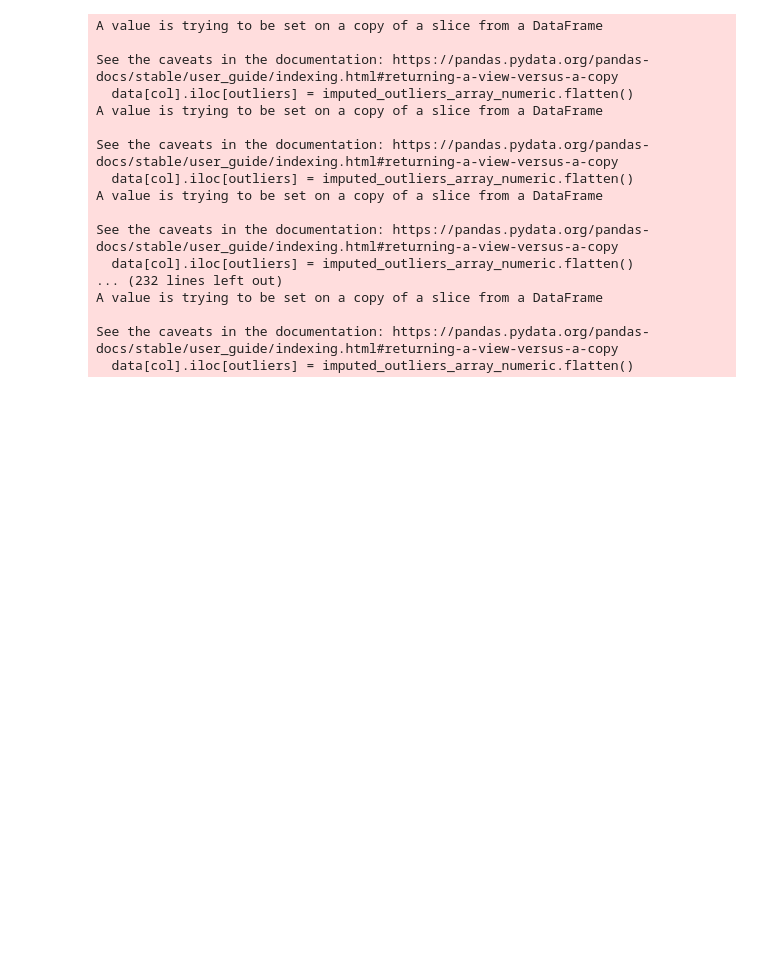
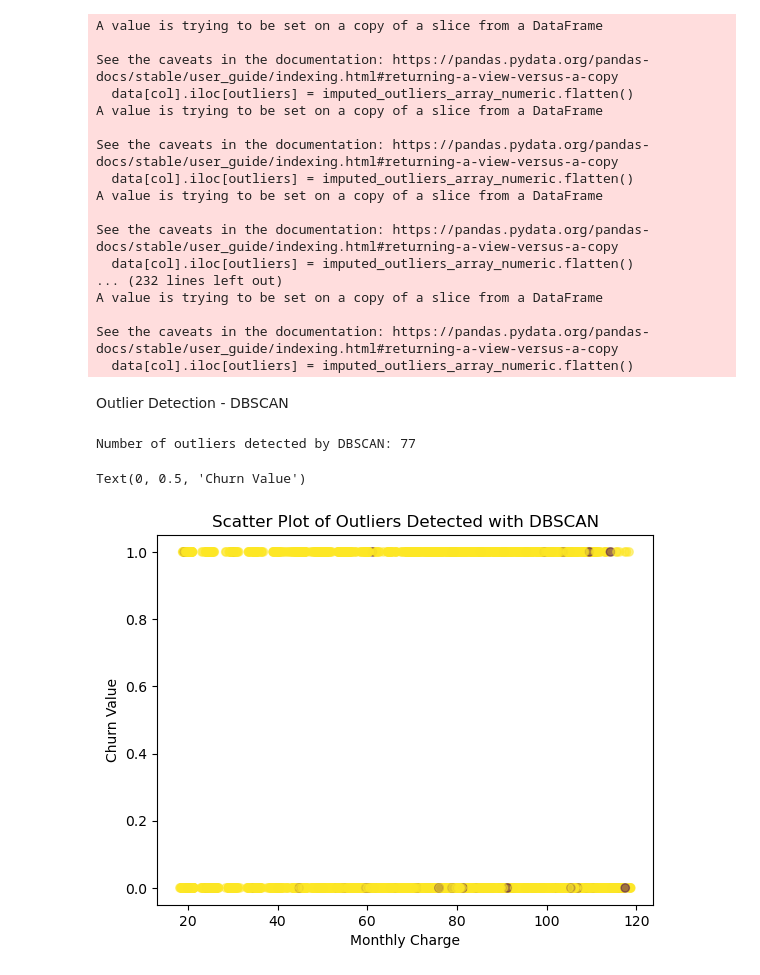
Before and after one commit to Jacky-Lam-CY/PROG74010-DataProject, a Jupyter notebook: PROG74010-DataProject.ipynb, the cells around one changed output. Cells and saved outputs as stored; diff of their text form; code cells hidden in the pictures; blank space fills up the shorter version.

Commit message:
Added DBSCAN for outlier detection and data visualization for exploratory data analysis.

```diff
--- a/PROG74010-DataProject.ipynb
+++ b/PROG74010-DataProject.ipynb
@@ -663,6 +667,42 @@ A value is trying to be set on a copy of a slice from a DataFrame
 
 See the caveats in the documentation: https://pandas.pydata.org/pandas-docs/stable/user_guide/indexing.html#returning-a-view-versus-a-copy
   data[col].iloc[outliers] = imputed_outliers_array_numeric.flatten()
+# %% [markdown]
+Outlier Detection - DBSCAN
+# %%
+from sklearn.cluster import DBSCAN
+from sklearn.preprocessing import StandardScaler
+import matplotlib.pyplot as plt
+from sklearn.manifold import TSNE
+
+df = pd.merge(df_customer_demographics, df_customer_telco_services, on='Customer ID', how='inner')
+df = pd.merge(df, df_customer_churn_status, on='Customer ID', how='inner')
+df_numerical = df.select_dtypes(include=['int', 'float'])
+
+scaler = StandardScaler()
+
+# Fit the scaler to your data and transform it
+df_numerical_scaled = scaler.fit_transform(df_numerical)
+
+dbscan = DBSCAN(eps=3, min_samples=5)
+
+# Assuming X is your feature matrix
+dbscan.fit(df_numerical_scaled)
+
+cluster_labels = dbscan.labels_
+
+dbscan_outliers = df_numerical[cluster_labels == -1]
+
+print("Number of outliers detected by DBSCAN:", cluster_labels[cluster_labels == -1].shape[0])
+
+plt.scatter(df_numerical.iloc[:, 6], df_numerical.iloc[:, 13], c=cluster_labels, cmap='viridis', alpha=0.5)
+plt.title('Scatter Plot of Outliers Detected with DBSCAN')
+plt.xlabel(df_numerical.columns[6])
+plt.ylabel(df_numerical.columns[13])
+# %% [output]
+Number of outliers detected by DBSCAN: 77
+Text(0, 0.5, 'Churn Value')
+[figure, added]
 # %%
 import matplotlib.pyplot as plt
 import seaborn as sns
```
Also changed, not shown: parts of 18 cells of this notebook.
